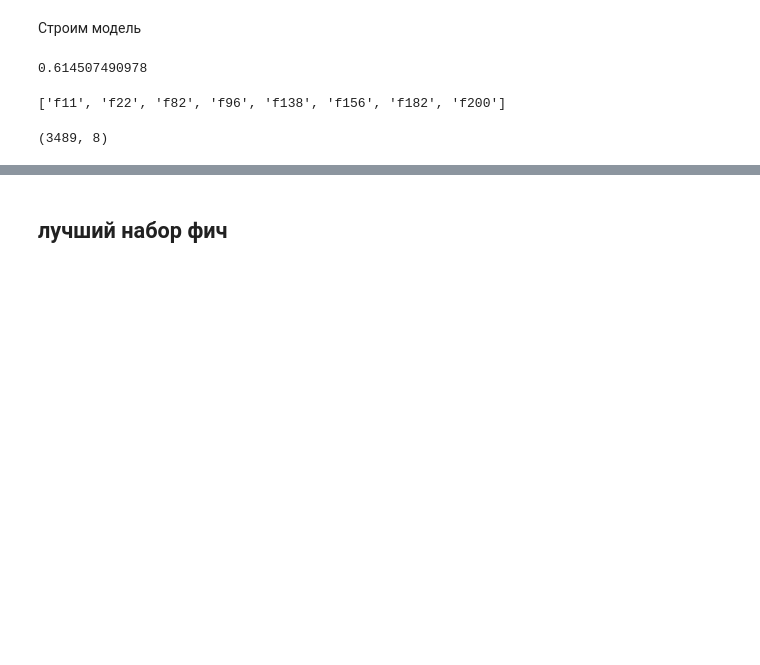
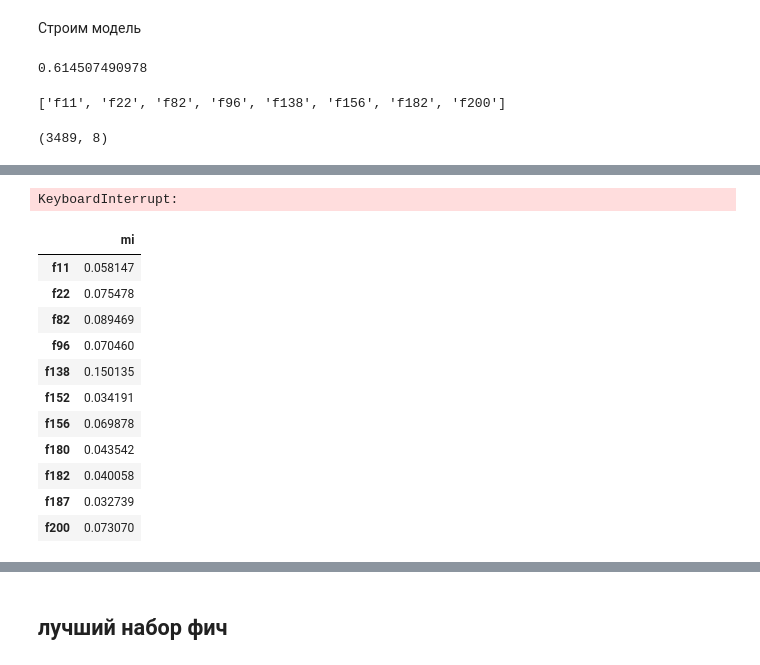
Before and after one commit to MiniGN/mlbootcamp-4, a Jupyter notebook: [ftr]Ftr_selection_stat.ipynb, the cells around one changed output, grey strips where cells are left out. Drawn from its saved outputs; the diff is of its cells as text; code cells hidden in the pictures; blank space fills up the shorter version.

```diff
--- a/[ftr]Ftr_selection_stat.ipynb
+++ b/[ftr]Ftr_selection_stat.ipynb
@@ -141,0 +200,9 @@ X.shape
+# %%
+corr_threshold=0.70
+col_to_del=get_col(X_wocorr,corr_threshold)
+while not (col_to_del==None):
+    X_wocorr.drop(labels=col_to_del,axis=1,inplace=True)
+    col_to_del=get_col(X_wocorr,corr_threshold)
+X_wocorr.shape
+# %% [output]
+KeyboardInterrupt:
@@ -141,0 +214,15 @@ X.shape
+# %%
+midf.loc[['f11', 'f22', 'f82', 'f96', 'f138', 'f152', 'f156', 'f180', 'f182', 'f187', 'f200']]
+# %% [output]
+|  | mi |
+| f11 | 0.058147 |
+| f22 | 0.075478 |
+| f82 | 0.089469 |
+| f96 | 0.070460 |
+| f138 | 0.150135 |
+| f152 | 0.034191 |
+| f156 | 0.069878 |
+| f180 | 0.043542 |
+| f182 | 0.040058 |
+| f187 | 0.032739 |
+| f200 | 0.073070 |
```
Also changed, not shown: parts of 35 cells of this notebook.
